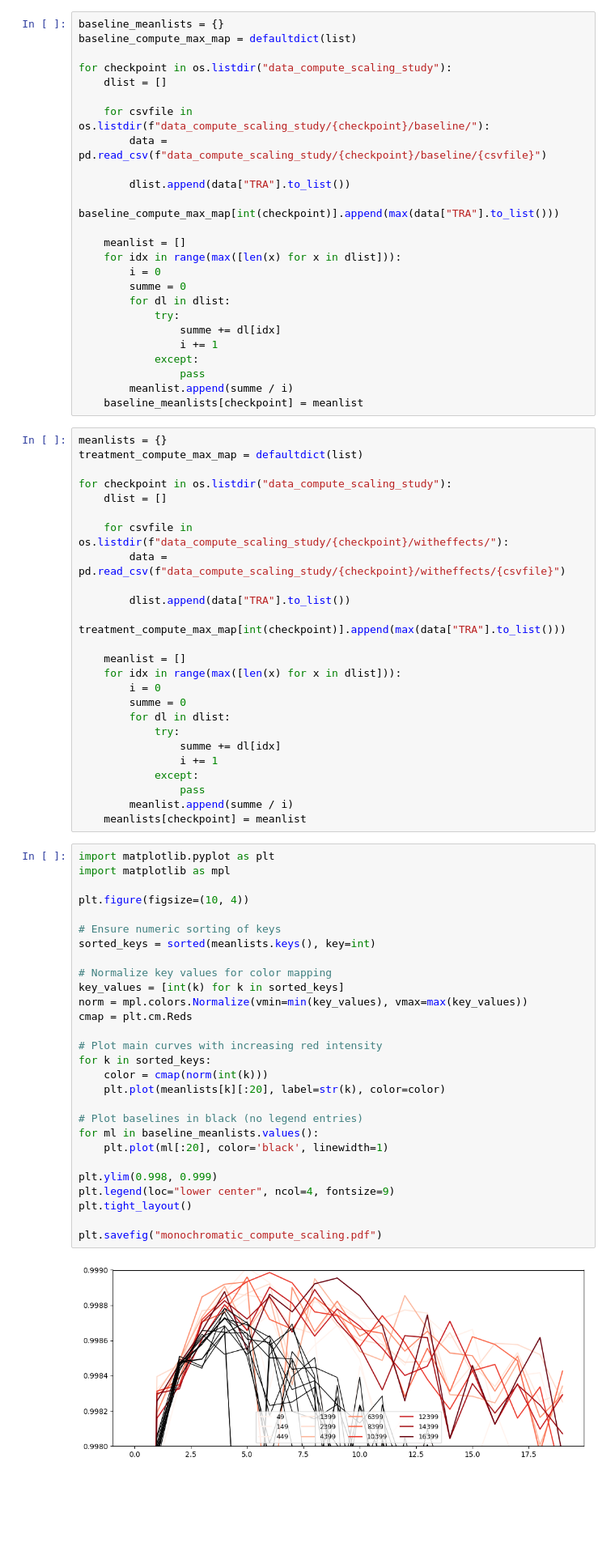
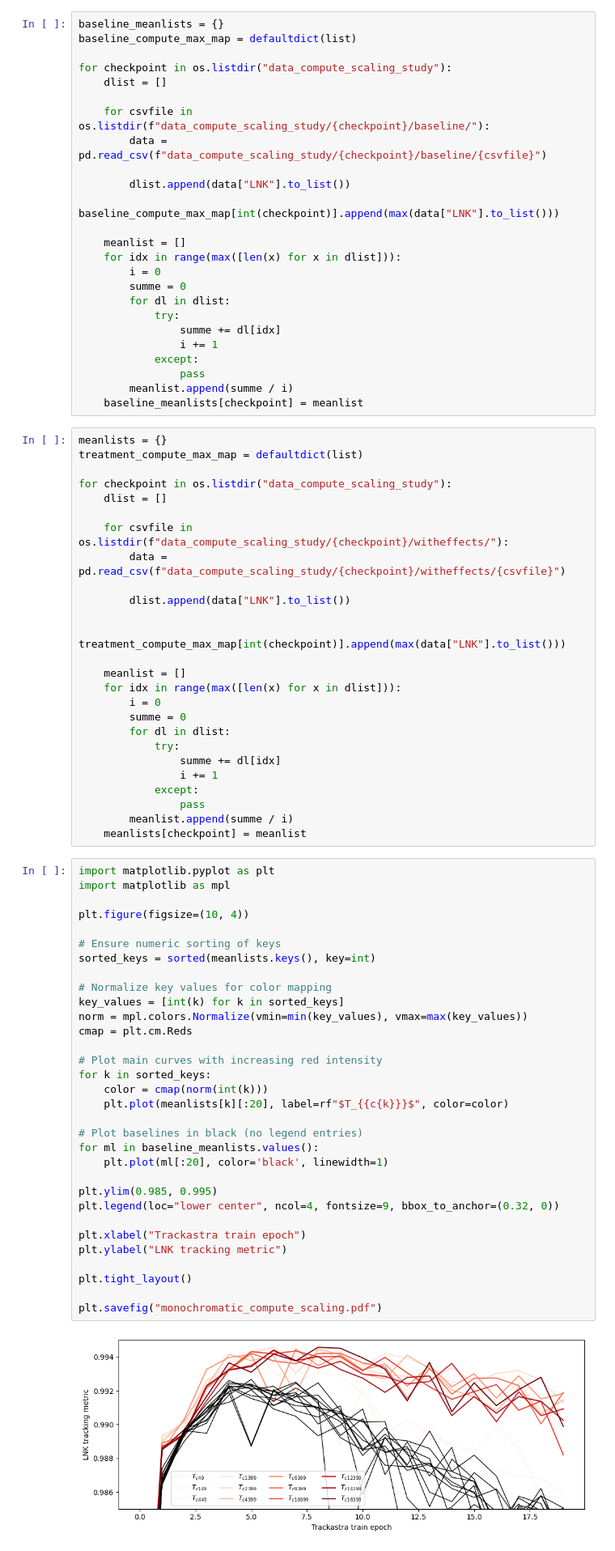
Before and after one commit to cdalinghaus-mthesis/figures, a Jupyter notebook: results/compute_study/compute_scaling_draft.ipynb, the cells around one changed output. Shown at 81% size. Cells and saved outputs as stored; diff of their text form; blank space fills up the shorter version.

Commit message:
Changes to compute scaling plot A

```diff
--- a/results/compute_study/compute_scaling_draft.ipynb
+++ b/results/compute_study/compute_scaling_draft.ipynb
@@ -13,8 +13,8 @@ for checkpoint in os.listdir("data_compute_scaling_study"):
     for csvfile in os.listdir(f"data_compute_scaling_study/{checkpoint}/baseline/"):
         data = pd.read_csv(f"data_compute_scaling_study/{checkpoint}/baseline/{csvfile}")
 
-        dlist.append(data["TRA"].to_list())
-        baseline_compute_max_map[int(checkpoint)].append(max(data["TRA"].to_list()))
+        dlist.append(data["LNK"].to_list())
+        baseline_compute_max_map[int(checkpoint)].append(max(data["LNK"].to_list()))
 
     meanlist = []
     for idx in range(max([len(x) for x in dlist])):
@@ -38,8 +38,9 @@ for checkpoint in os.listdir("data_compute_scaling_study"):
     for csvfile in os.listdir(f"data_compute_scaling_study/{checkpoint}/witheffects/"):
         data = pd.read_csv(f"data_compute_scaling_study/{checkpoint}/witheffects/{csvfile}")
 
-        dlist.append(data["TRA"].to_list())
-        treatment_compute_max_map[int(checkpoint)].append(max(data["TRA"].to_list()))
+        dlist.append(data["LNK"].to_list())
+
+        treatment_compute_max_map[int(checkpoint)].append(max(data["LNK"].to_list()))
 
     meanlist = []
     for idx in range(max([len(x) for x in dlist])):
@@ -56,33 +57,37 @@ for checkpoint in os.listdir("data_compute_scaling_study"):
 # %%
 import matplotlib.pyplot as plt
 import matplotlib as mpl
 
 plt.figure(figsize=(10, 4))
 
 # Ensure numeric sorting of keys
 sorted_keys = sorted(meanlists.keys(), key=int)
 
 # Normalize key values for color mapping
 key_values = [int(k) for k in sorted_keys]
 norm = mpl.colors.Normalize(vmin=min(key_values), vmax=max(key_values))
 cmap = plt.cm.Reds
 
 # Plot main curves with increasing red intensity
 for k in sorted_keys:
     color = cmap(norm(int(k)))
-    plt.plot(meanlists[k][:20], label=str(k), color=color)
+    plt.plot(meanlists[k][:20], label=rf"$T_{{c{k}}}$", color=color)
 
 # Plot baselines in black (no legend entries)
 for ml in baseline_meanlists.values():
     plt.plot(ml[:20], color='black', linewidth=1)
 
-plt.ylim(0.998, 0.999)
-plt.legend(loc="lower center", ncol=4, fontsize=9)
+plt.ylim(0.985, 0.995)
+plt.legend(loc="lower center", ncol=4, fontsize=9, bbox_to_anchor=(0.32, 0))
+
+plt.xlabel("Trackastra train epoch")
+plt.ylabel("LNK tracking metric")
+
 plt.tight_layout()
 
 plt.savefig("monochromatic_compute_scaling.pdf")
 # %% [output]
-[figure, old version]
+[figure, new version]
 # %%
 import matplotlib.pyplot as plt
 import matplotlib as mpl
```
Also changed, not shown: parts of 6 cells of this notebook.
